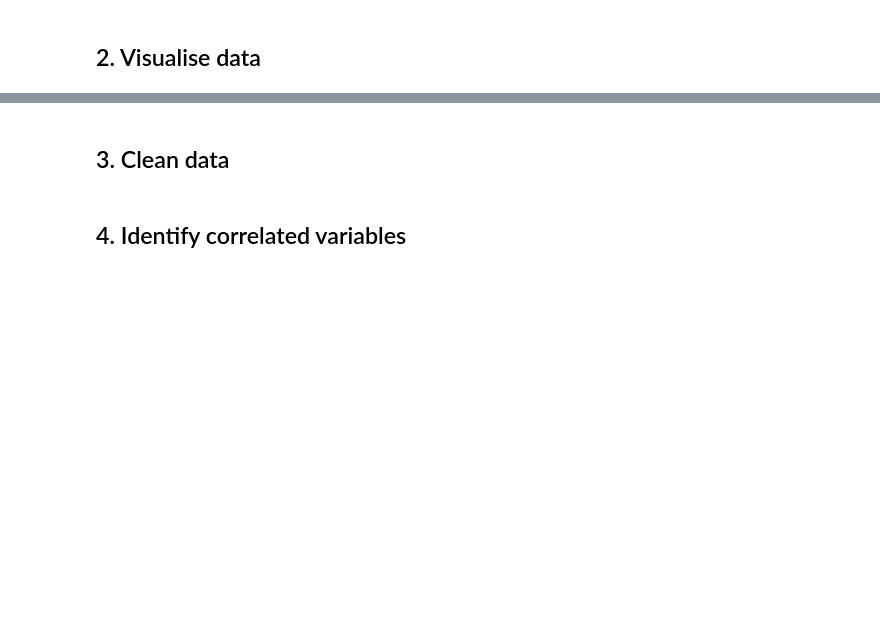
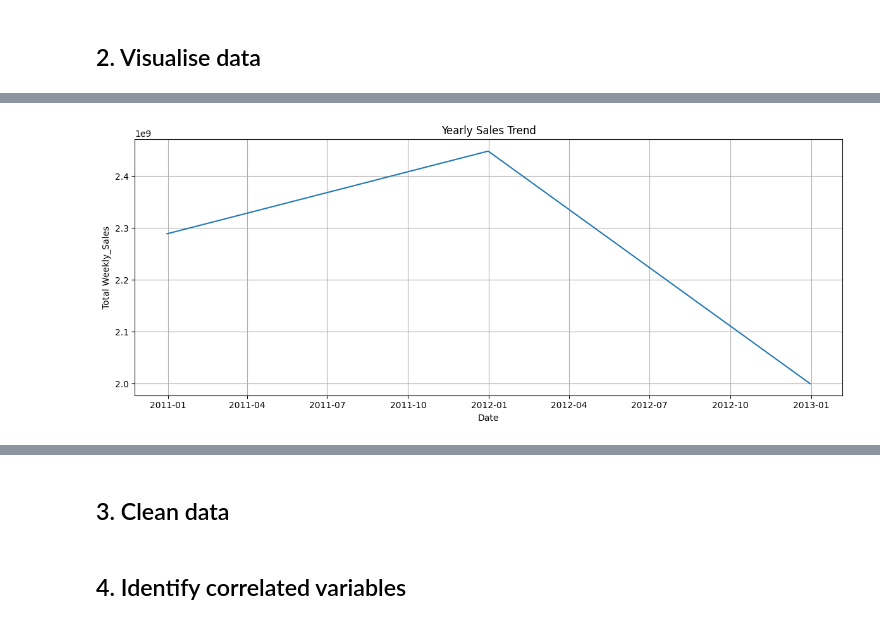
Before and after one commit to wyan170/Phase2_project, a Jupyter notebook: data-science/1. Analysis and Preprocessing/part1-submission.ipynb, the cells around one changed output, grey strips where cells are left out. Saved outputs shown, nothing was run; the diff lists cells and outputs as text; code cells hidden in the pictures; blank space fills up the shorter version.

```diff
--- a/data-science/1. Analysis and Preprocessing/part1-submission.ipynb
+++ b/data-science/1. Analysis and Preprocessing/part1-submission.ipynb
@@ -158,0 +219,4 @@ show_distribution_with_stats(df["Size"])
+# %%
+aggregate_and_plot(df, date_col="Date", value_col="Weekly_Sales", freq="Y", title="Yearly Sales Trend")
+# %% [output]
+[figure, added]
```
Also changed, not shown: parts of 12 cells of this notebook.
